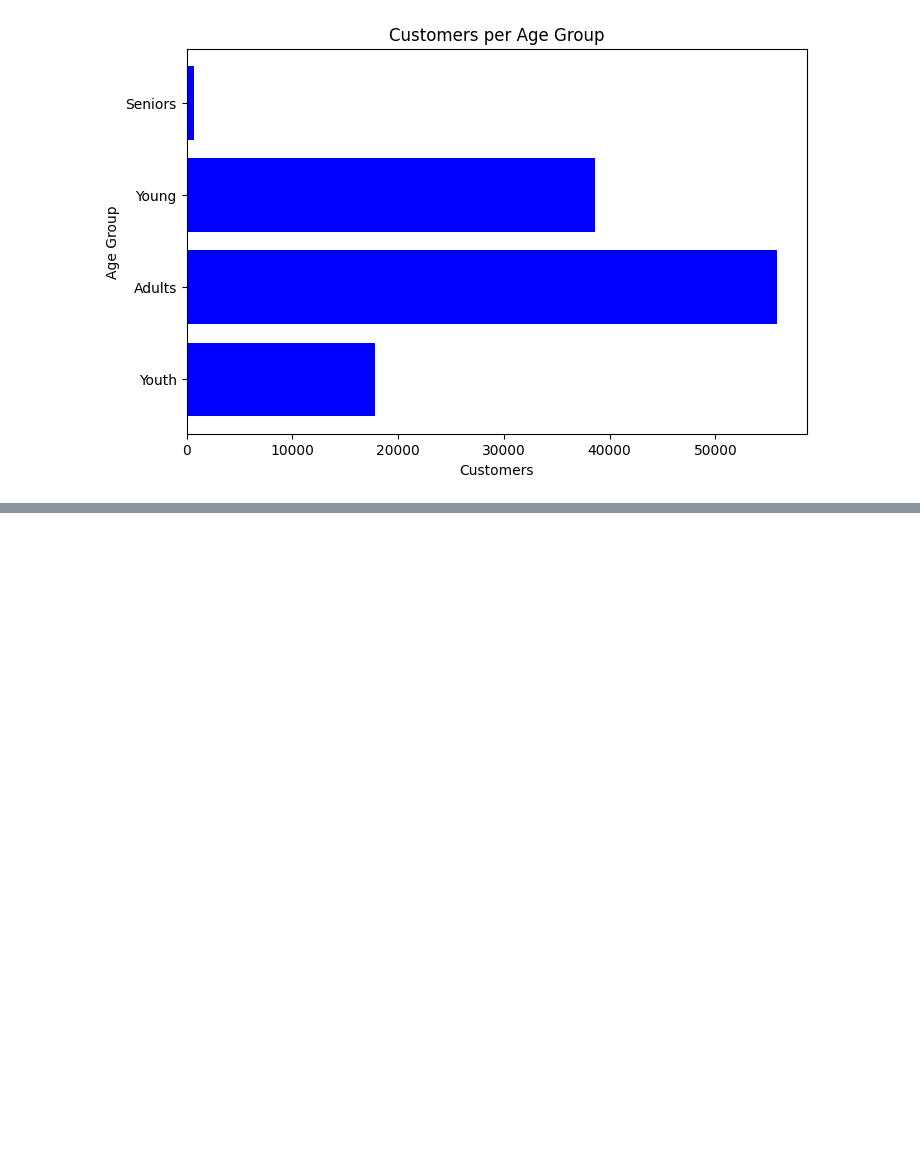
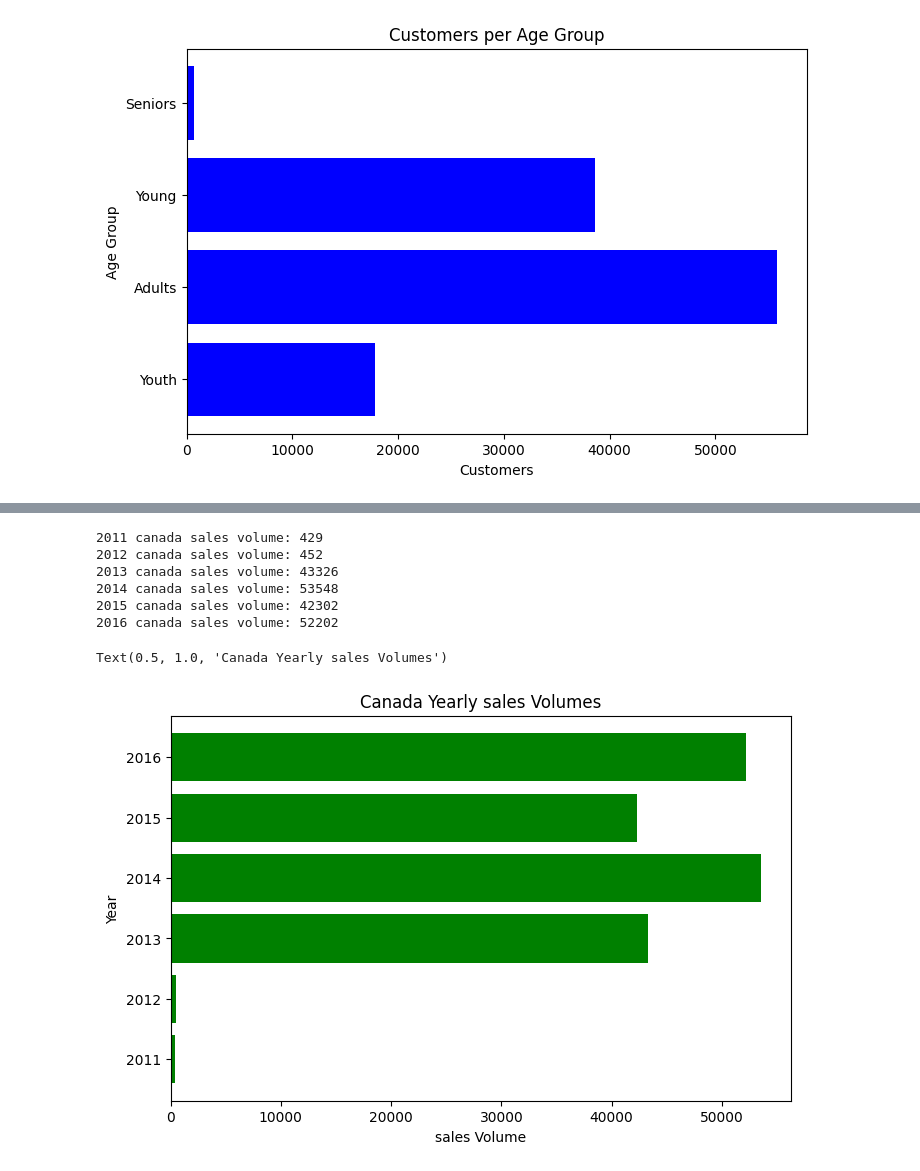
Before and after one commit to Kelvinkimotho/Projects-, a Jupyter notebook: bike_sales/bike sales analysis.ipynb, the cells around one changed output, grey strips where cells are left out. Drawn from its saved outputs; the diff is of its cells as text; code cells hidden in the pictures; blank space fills up the shorter version.

```diff
--- a/bike_sales/bike sales analysis.ipynb
+++ b/bike_sales/bike sales analysis.ipynb
@@ -113,0 +158,33 @@ Text(0.5, 1.0, 'Customers per Age Group')
+# %%
+#years list
+years=df['Year'].unique()
+# %%
+country="Canada"
+#years sales volume list
+years_sales_volume_list=[]
+#looping through the years list
+for year in years:
+    year_canada_sales_volume=f"{year}_canada_sales_volume"
+    year_canada_sales_volume=0
+    for i in range(len(df)):
+        if df.loc[i].Year==year and df.loc[i].Country==country:
+            year_canada_sales_volume+=df.loc[i].Order_Quantity
+    years_sales_volume_list.append(year_canada_sales_volume)
+    print(f"{year} canada sales volume: {year_canada_sales_volume}")
+# %% [output]
+2011 canada sales volume: 429
+2012 canada sales volume: 452
+2013 canada sales volume: 43326
+2014 canada sales volume: 53548
+2015 canada sales volume: 42302
+2016 canada sales volume: 52202
+# %%
+#ploting a bargraph for the above
+plt.figure(figsize=(8,5))
+plt.barh(years,years_sales_volume_list,color="green")
+plt.xlabel("sales Volume")
+plt.ylabel("Year")
+plt.title("Canada Yearly sales Volumes")
+# %% [output]
+Text(0.5, 1.0, 'Canada Yearly sales Volumes')
+[figure, added]
```
Also changed, not shown: parts of 6 cells of this notebook.
